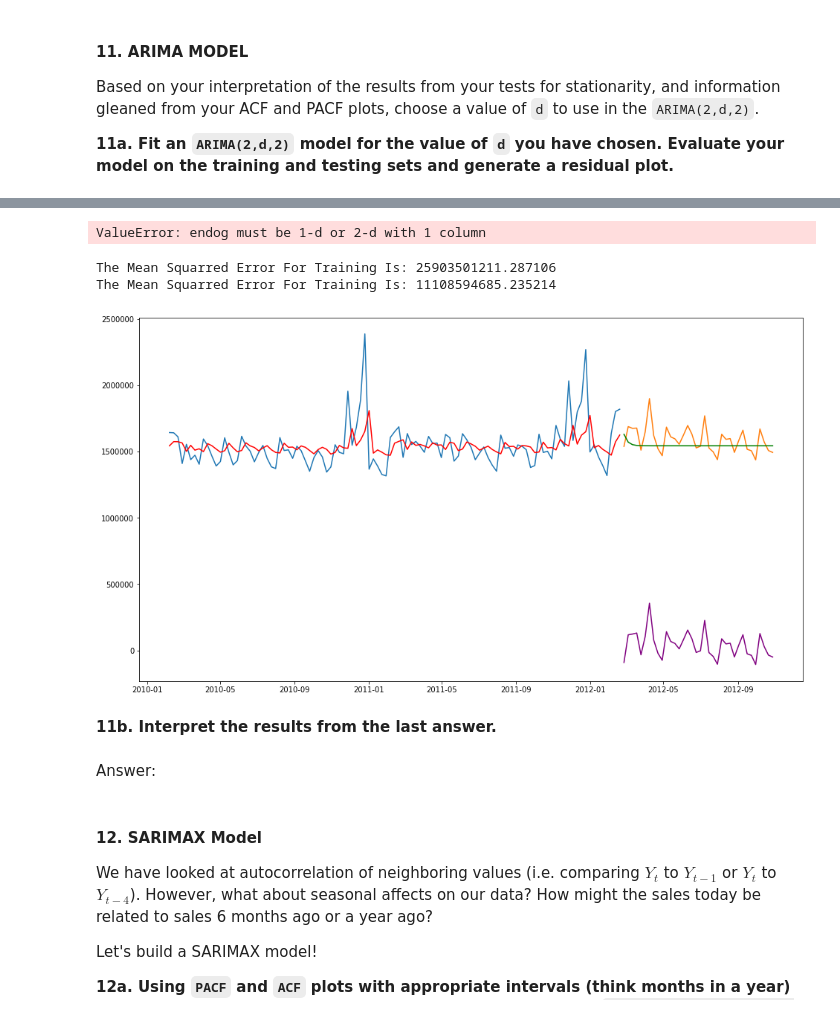
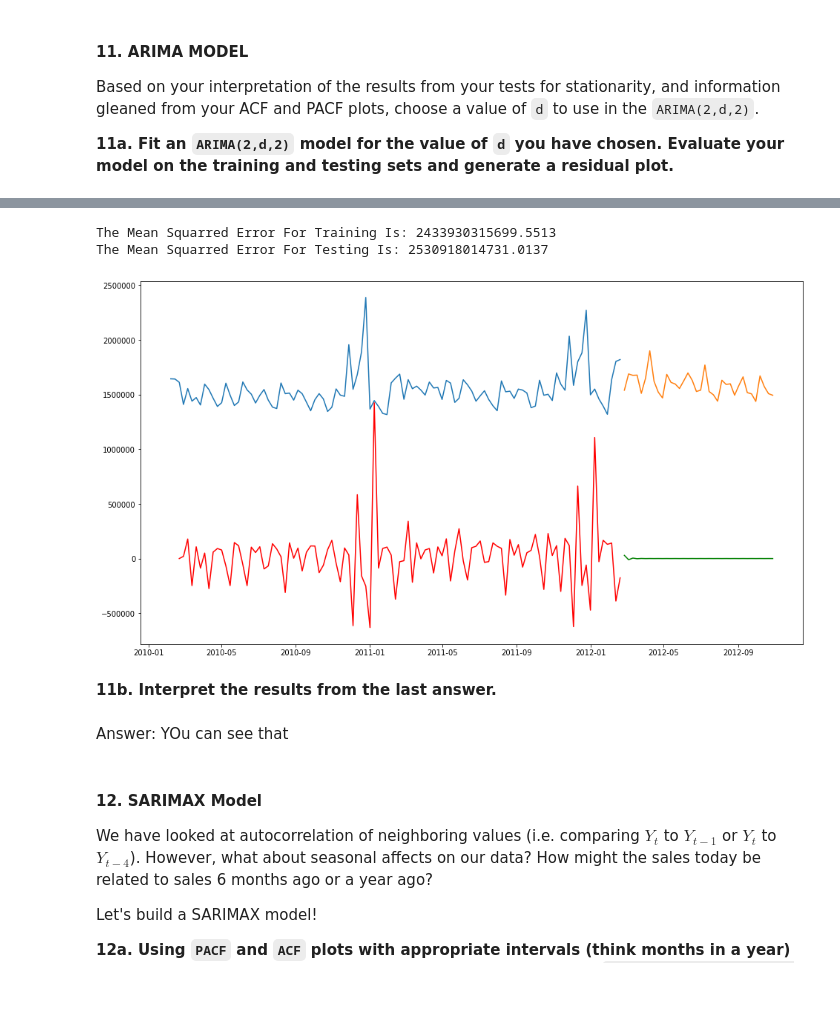
Before and after one commit to pwalesdi/additional_resources, a Jupyter notebook: Time_series/ARIMA.ipynb, the cells around one changed output, grey strips where cells are left out. Saved outputs shown, nothing was run; the diff lists cells and outputs as text; code cells hidden in the pictures; blank space fills up the shorter version.

```diff
--- a/Time_series/ARIMA.ipynb
+++ b/Time_series/ARIMA.ipynb
@@ -302,10 +302,10 @@ def create_arima(train, test, p, d, q, residual_plot=False):
 
     params = model_train.fit()
     preds_train = model_train.predict(params=params.params,
-                         start=train.index[0],
+                         start=train.index[d],
                          end=train.index[-1],
                          exog=train.index)
-    mse_train = mean_squared_error(train, preds_train)
+    mse_train = mean_squared_error(train[d:], preds_train)
 
     #####
     preds_test = model_train.predict(params=params.params,
@@ -316,13 +316,13 @@ def create_arima(train, test, p, d, q, residual_plot=False):
 
     #######
     print(f'The Mean Squarred Error For Training Is: {mse_train}')
-    print(f'The Mean Squarred Error For Training Is: {mse_test}')
+    print(f'The Mean Squarred Error For Testing Is: {mse_test}')
 
     plt.figure(figsize=(16, 9))
     plt.plot(train)
     plt.plot(test)
     plt.plot(test.index, preds_test, color = 'green')
-    plt.plot(train.index, preds_train, color = 'red')
+    plt.plot(train.index[d:], preds_train, color = 'red')
     if residual_plot:
         plt.plot((test-preds_test), color = 'purple')
 # %% [markdown]
@@ -478,24 +478,13 @@ y_train.head(2)
-# %%
-# I could not plot the ARIMA with a d value that was different from 0. I encountered an error every time I tried.
-model = ARIMA(endog = y_train[1:] , # endog = Y variable
-              order = (2, 0, 2))
-arima_2_0_2 = model.fit()
-preds = model.predict(params=arima_2_0_2.params,
-                      start=y_test.index[0],
-                      end=y_test.index[-1],
-                        exog=y_test[['first_diff_sales']].dropna())
-# %% [output]
-ValueError: endog must be 1-d or 2-d with 1 column
 # %%
-create_arima(y_train, y_test, 1, 0, 0, residual_plot=True)
+create_arima(y_train, y_test, 2, 2, 2, residual_plot=False)
 # %% [output]
-The Mean Squarred Error For Training Is: 25903501211.287106
-The Mean Squarred Error For Training Is: 11108594685.235214
+The Mean Squarred Error For Training Is: 2433930315699.5513
+The Mean Squarred Error For Testing Is: 2530918014731.0137
-[figure, old version]
+[figure, new version]
 # %% [markdown]
 **11b. Interpret the results from the last answer.**
-# %% [markdown]
-Answer:
+# %% [markdown]
+Answer: YOu can see that
 # %% [markdown]
 #### 12.  SARIMAX Model
 We have looked at autocorrelation of neighboring values (i.e. comparing $Y_t$ to $Y_{t-1}$ or $Y_t$ to $Y_{t-4}$). However, what about seasonal affects on our data? How might the sales today be related to sales 6 months ago or a year ago?
```
Also changed, not shown: parts of 7 cells of this notebook.
